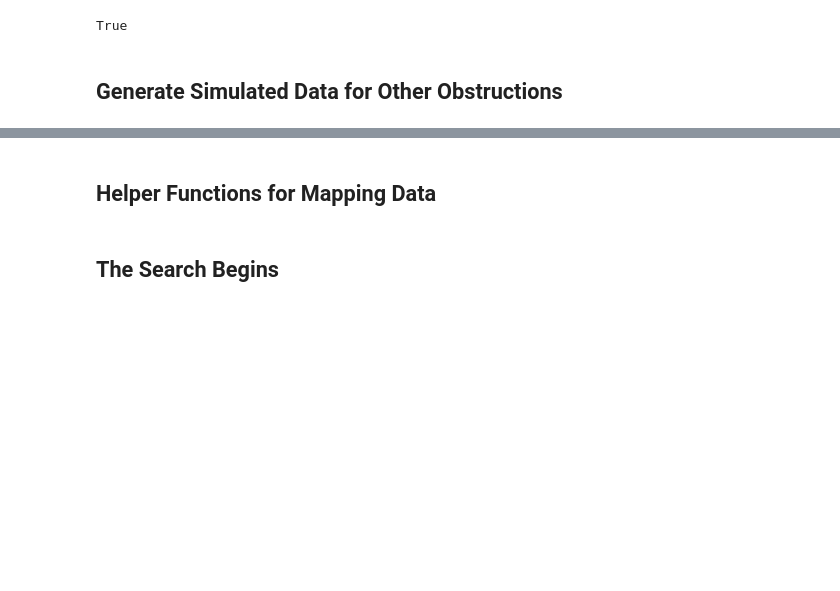
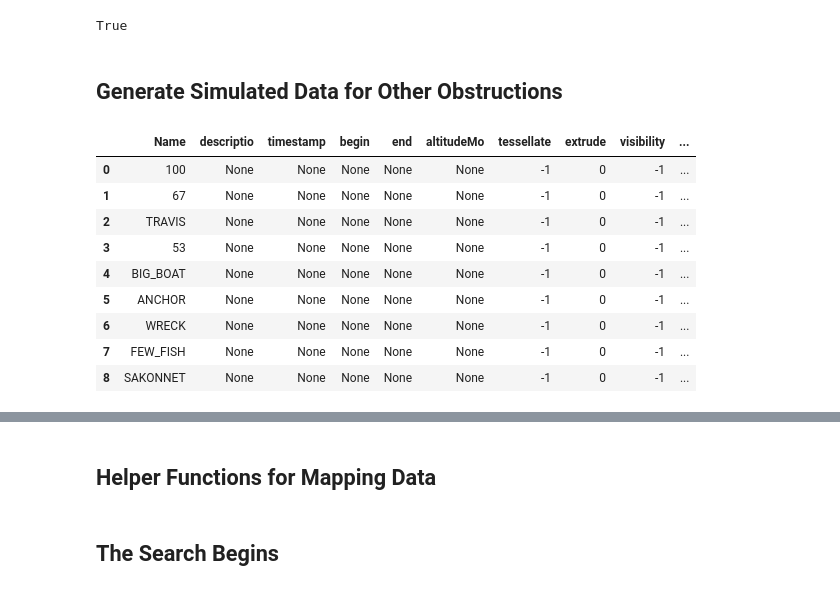
Before and after one commit to Data-Science-for-Conservation/Ocean_GIS_for_Python, a Jupyter notebook: GIS_Analysis.ipynb, the cells around one changed output, grey strips where cells are left out. Drawn from its saved outputs; the diff is of its cells as text; code cells hidden in the pictures; blank space fills up the shorter version.

```diff
--- a/GIS_Analysis.ipynb
+++ b/GIS_Analysis.ipynb
@@ -480,3 +447,19 @@ awois_wrecks.shape[0] + awois_obs.shape[0] + enc_wrecks.shape[0] == known_wrecks
 True
 # %% [markdown]
 ## Generate Simulated Data for Other Obstructions
+# %%
+# Import ESS search targets into GeoDataFrame
+targets = gpd.read_file('./data/Targets/targets.shp', driver='shapefile')
+
+targets
+# %% [output]
+|  | Name | descriptio | timestamp | begin | end | altitudeMo | tessellate | extrude | visibility | ... |
+| 0 | 100 | None | None | None | None | None | -1 | 0 | -1 | ... |
+| 1 | 67 | None | None | None | None | None | -1 | 0 | -1 | ... |
+| 2 | TRAVIS | None | None | None | None | None | -1 | 0 | -1 | ... |
+| 3 | 53 | None | None | None | None | None | -1 | 0 | -1 | ... |
+| 4 | BIG_BOAT | None | None | None | None | None | -1 | 0 | -1 | ... |
+| 5 | ANCHOR | None | None | None | None | None | -1 | 0 | -1 | ... |
+| 6 | WRECK | None | None | None | None | None | -1 | 0 | -1 | ... |
+| 7 | FEW_FISH | None | None | None | None | None | -1 | 0 | -1 | ... |
+| 8 | SAKONNET | None | None | None | None | None | -1 | 0 | -1 | ... |
```
Also changed, not shown: parts of 22 cells of this notebook, 9 other files.
